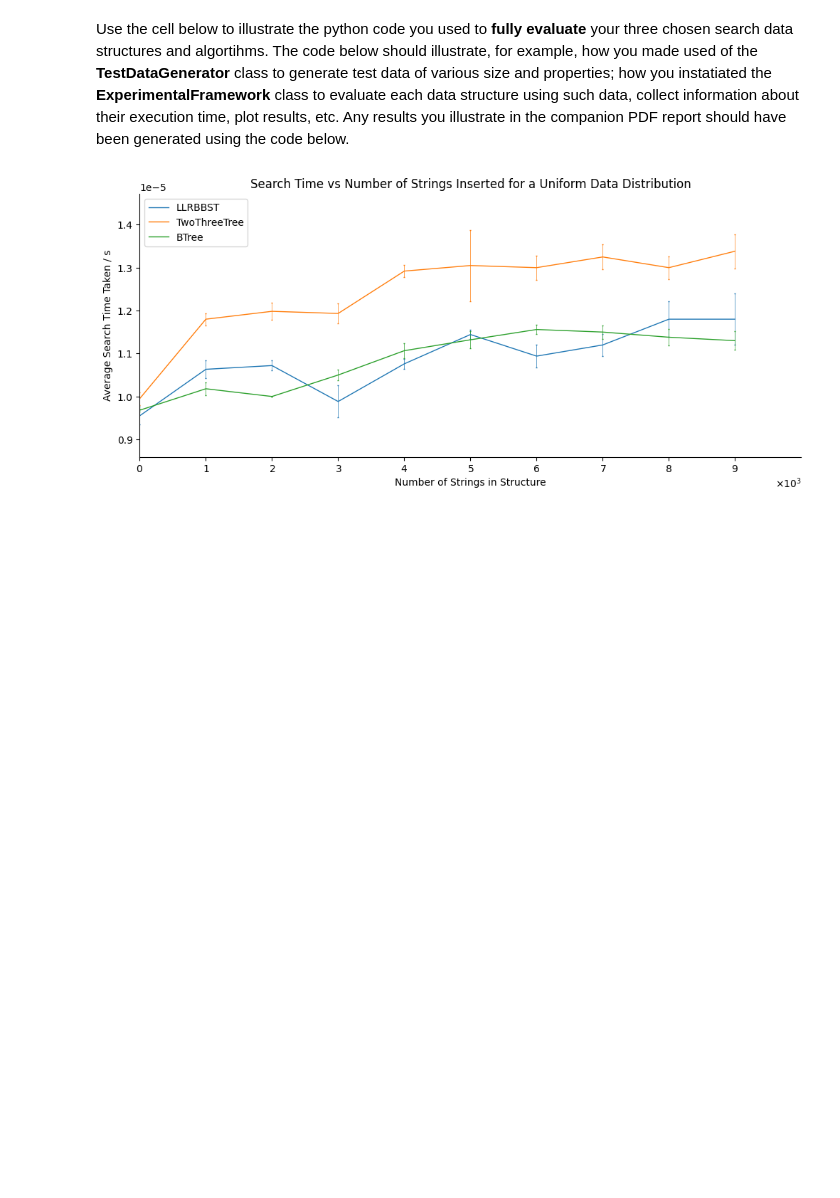
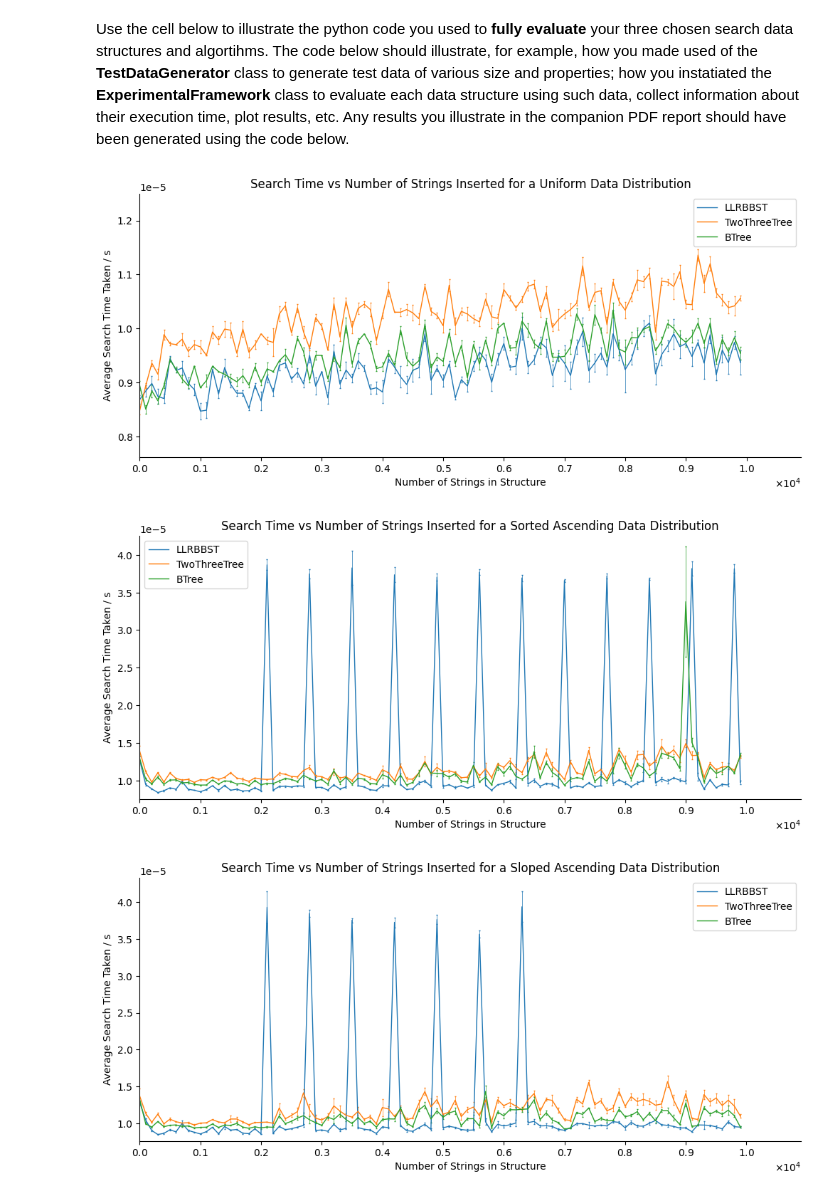
Before and after one commit to IoanThomas06/algorithms-coursework-comp0005, a Jupyter notebook: grp-014-0005code.ipynb, the cells around one changed output. Saved outputs shown, nothing was run; the diff lists cells and outputs as text; code cells hidden in the pictures; blank space fills up the shorter version.

```diff
--- a/grp-014-0005code.ipynb
+++ b/grp-014-0005code.ipynb
@@ -1113,13 +1180,10 @@ Use the cell below to illustrate the python code you used to **fully evaluate**
 # %%
 gen_uni = UniformTestDataGenerator(3, 9, 666, 62)
 gen_srt_asc = SortedTestDataGenerator(3, 9, 666, 62, ascending=True)
-gen_srt_desc = SortedTestDataGenerator(3, 9, 666, 62, ascending=False)
+# gen_srt_desc = SortedTestDataGenerator(3, 9, 666, 62, ascending=False)
 gen_slope_asc = SlopedTestDataGenerator(3, 9, 666, 62, ascending=True)
 gen_slope_desc = SlopedTestDataGenerator(3, 9, 666, 62, ascending=False)
-
-srch_gen_uni = UniformTestDataGenerator(3, 12, 69, 62)
-srch_gen_srt = UniformTestDataGenerator(3, 12, 69, 62)
-srch_gen_slope = UniformTestDataGenerator(3, 12, 69, 62)
+gen_dvrg = DivergingTestDataGenerator(3, 9, 666, 62)
 
 repeats = 10
 
@@ -1164,6 +1228,17 @@ def slope_desc_sorted_cumulative_insertion_test(num_str, step, trees):
         test_results, trees, num_strs, test_type="Cumulative Insertion",
         data_generation_type="Sloped Descending", x_tick_spacing=step)
 
+def diverging_cumulative_insertion_test(num_str, step, trees):
+    num_strs = [x for x in range(1, num_str + 1, 1000)]
+
+    test_results = [ExperimentalFramework.run_cumulative_insertion_experiment(
+        num_strs, repeats, gen_dvrg, tree) for tree in trees]
+
+    ExperimentalFramework.plot_experiment_results(
+        test_results, trees, num_strs, test_type="Cumulative Insertion",
+        data_generation_type="Diverging", x_tick_spacing=step)
+
+
 
 def uniform_insertion_test():
     num_str = 10_000
@@ -1199,65 +1274,76 @@ def slope_asc_sorted_insertion_test():
         data_generation_type="Sloped Ascending", x_tick_spacing=num_str//10)
 
 
-def uniform_search_test(num_str, step, trees):
+def uniform_search_test(num_str, step, trees, srch_gen):
     num_strs = [x for x in range(0, num_str, step)]
 
     test_results = [ExperimentalFramework.run_search_experiment(
-        num_str, repeats, gen_uni, srch_gen_uni, tree, step) for tree
+        num_str, repeats, gen_uni, srch_gen, tree, step) for tree
         in trees]
 
     ExperimentalFramework.plot_experiment_results(
         test_results, trees, num_strs, test_type="Search",
-        data_generation_type="Uniform", x_tick_spacing=step)
+        data_generation_type="Uniform", x_tick_spacing=step*10)
 
-def asc_sorted_search_test(num_str, step, trees):
+def asc_sorted_search_test(num_str, step, trees, srch_gen):
     num_strs = [x for x in range(0, num_str, step)]
 
     test_results = [ExperimentalFramework.run_search_experiment(
-        num_str, repeats, gen_srt_asc, srch_gen_uni, tree, step) for tree
+        num_str, repeats, gen_srt_asc, srch_gen, tree, step) for tree
         in trees]
 
     ExperimentalFramework.plot_experiment_results(
         test_results, trees, num_strs, test_type="Search",
-        data_generation_type="Sorted Ascending", x_tick_spacing=step)
+        data_generation_type="Sorted Ascending", x_tick_spacing=step*10)
 
-def slope_asc_sorted_search_test(num_str, step, trees):
+def slope_asc_sorted_search_test(num_str, step, trees, srch_gen):
     num_strs = [x for x in range(0, num_str, step)]
 
     test_results = [ExperimentalFramework.run_search_experiment(
-        num_str, repeats, gen_slope_asc, srch_gen_uni, tree, step) for tree
+        num_str, repeats, gen_slope_asc, srch_gen, tree, step) for tree
         in trees]
 
     ExperimentalFramework.plot_experiment_results(
         test_results, trees, num_strs, test_type="Search",
-        data_generation_type="Sloped Ascending", x_tick_spacing=step)
+        data_generation_type="Sloped Ascending", x_tick_spacing=step*10)
 
 
 
 if __name__ == "__main__":
     trees = [LLRBBST, TwoThreeTree, BTree]
     num_str = 100_000
     step = num_str // 10
     # uniform_cumulative_insertion_test(num_str, step, trees)
     # asc_sorted_cumulative_insertion_test(num_str, step, trees)
     # slope_asc_sorted_cumulative_insertion_test(num_str, step, trees)
     # slope_desc_sorted_cumulative_insertion_test(num_str, step, trees)
+    # diverging_cumulative_insertion_test(num_str, step, trees)
 
     # gave slope a desc a go to see if spike happens or different
 
     # uniform_insertion_test()
     # asc_sorted_insertion_test()
     # slope_asc_sorted_insertion_test()
 
+
+
+    srch_gen_uni = UniformTestDataGenerator(3, 12, 69, 62)
+    # srch_gen_srt = UniformTestDataGenerator(3, 12, 69, 62)
+    # srch_gen_slope = UniformTestDataGenerator(3, 12, 69, 62)
+
     # The search generators for all of these are uniform random, using a
     # different seed to the insertion generators, which allows worst
     # case measurements to be taken most frequently and the string keys
     # aren't just at the inserted key's endpoints (all greater than or
-    # smaller than).
-    # num_str = 10_000
-    # step =  num_str // 10
-    # uniform_search_test(num_str, step, trees)
-    # asc_sorted_search_test(num_str, step, trees)
-    # slope_asc_sorted_search_test(num_str, step, trees)
+    # smaller than). There was no noticeable difference to using
+    # different search generators.
+
+    num_str = 10_000
+    step =  num_str // 100
+    uniform_search_test(num_str, step, trees, srch_gen_uni)
+    asc_sorted_search_test(num_str, step, trees, srch_gen_uni)
+    slope_asc_sorted_search_test(num_str, step, trees, srch_gen_uni)
 # %% [output]
-[figure, old version]
+[figure, new version]
+[figure, added]
+[figure, added]
```
Also changed, not shown: parts of 1 cell of this notebook.
